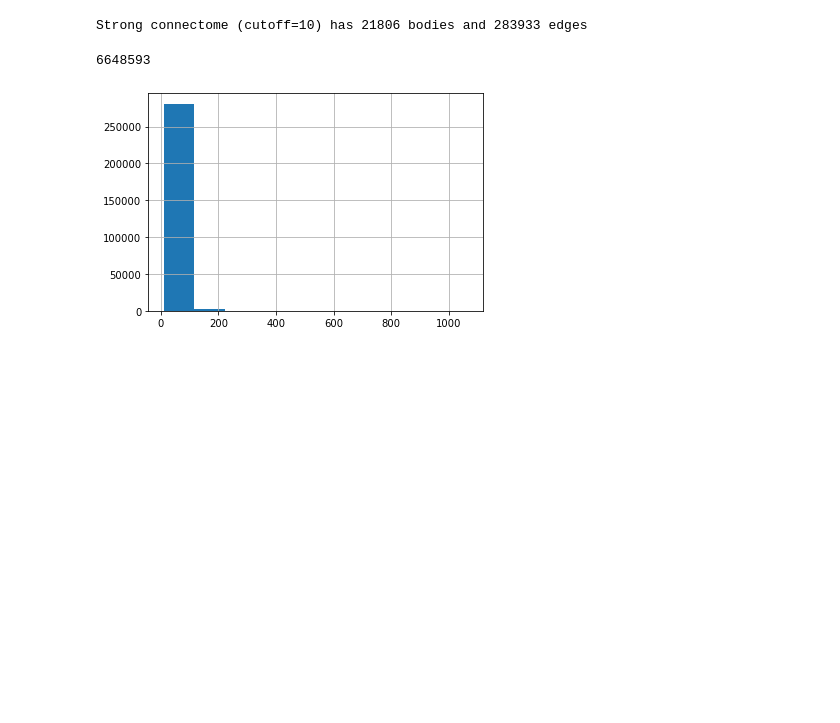
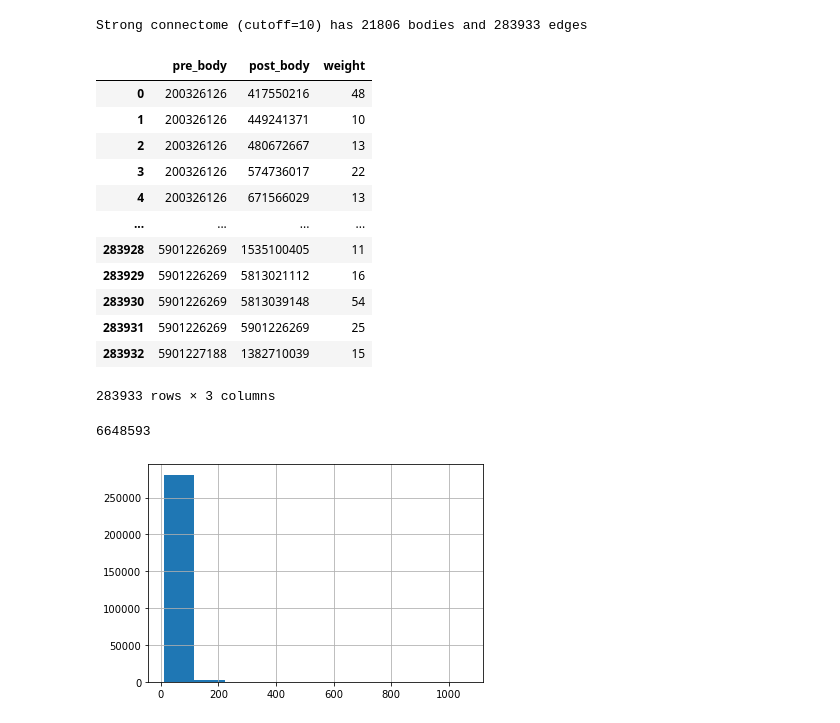
Before and after one commit to stuarteberg/network-clustering, a Jupyter notebook: connectome-inference.ipynb, the cells around one changed output. Cells and saved outputs as stored; diff of their text form; code cells hidden in the pictures; blank space fills up the shorter version.

```diff
--- a/connectome-inference.ipynb
+++ b/connectome-inference.ipynb
@@ -182,6 +188,22 @@ strong_bodies.sort()
 print(f"Strong connectome (cutoff={THRESHOLD}) has {len(strong_bodies)} bodies and {len(strong_connectome)} edges")
 # %% [output]
 Strong connectome (cutoff=10) has 21806 bodies and 283933 edges
+# %%
+strong_connectome_df
+# %% [output]
+|  | pre_body | post_body | weight |
+| 0 | 200326126 | 417550216 | 48 |
+| 1 | 200326126 | 449241371 | 10 |
+| 2 | 200326126 | 480672667 | 13 |
+| 3 | 200326126 | 574736017 | 22 |
+| 4 | 200326126 | 671566029 | 13 |
+| ... | ... | ... | ... |
+| 283928 | 5901226269 | 1535100405 | 11 |
+| 283929 | 5901226269 | 5813021112 | 16 |
+| 283930 | 5901226269 | 5813039148 | 54 |
+| 283931 | 5901226269 | 5901226269 | 25 |
+| 283932 | 5901227188 | 1382710039 | 15 |
+283933 rows × 3 columns
 # %%
 strong_connectome.sum()
 # %% [output]
```
Also changed, not shown: parts of 24 cells of this notebook, 1 other file.
